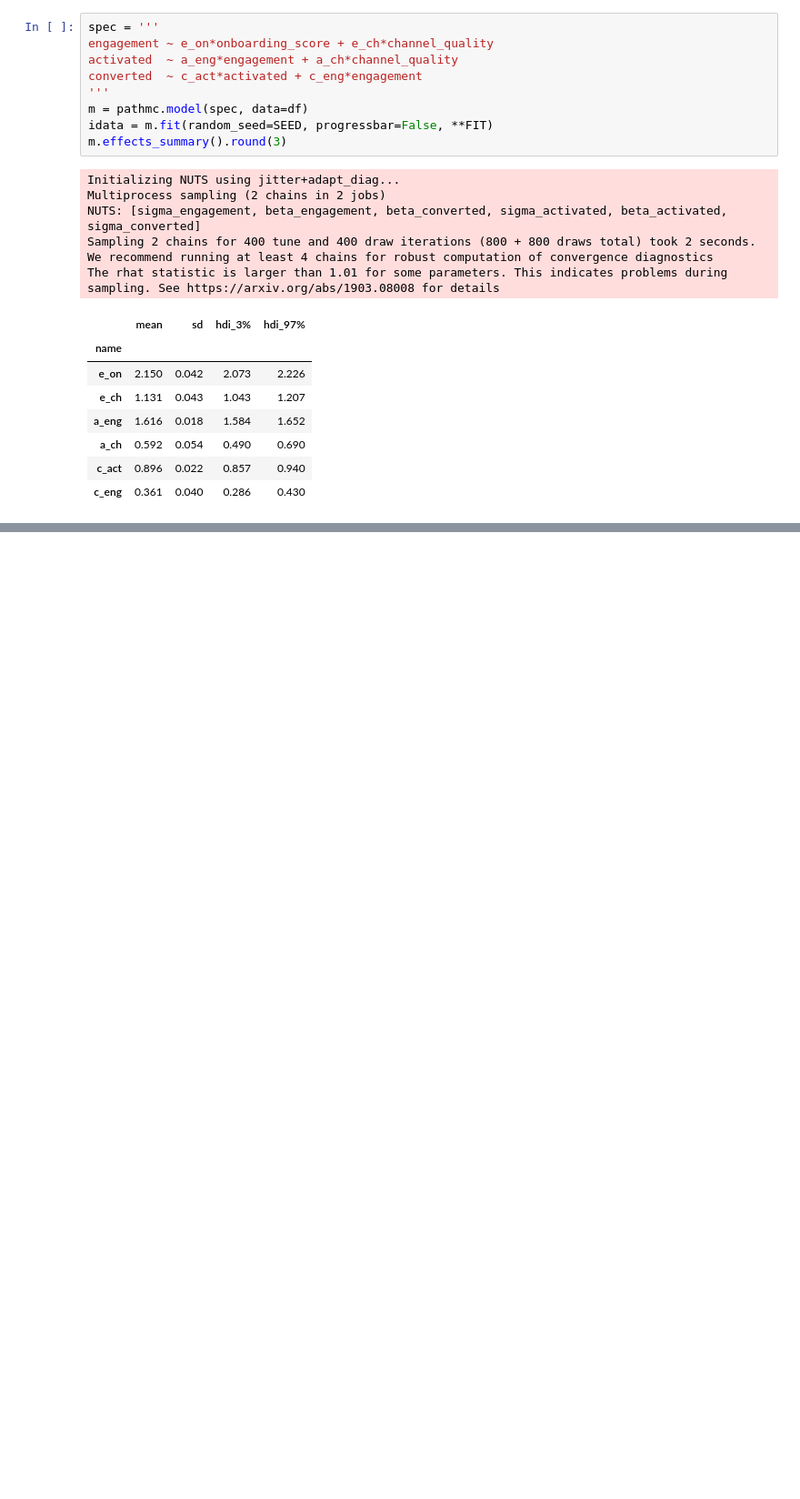
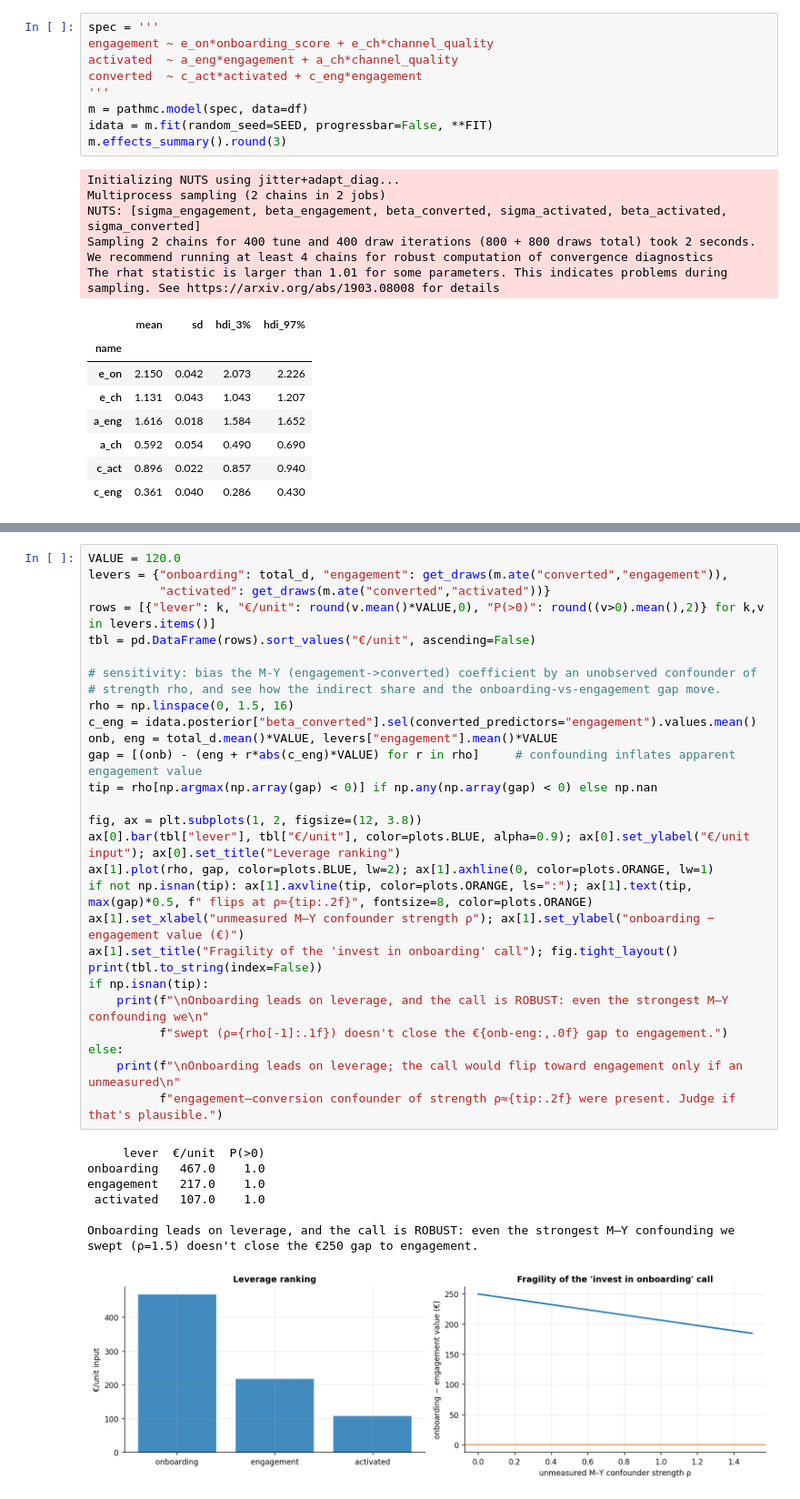
Before and after one commit to fmuia/sda_projects, a Jupyter notebook: notebooks/04_funnel_mediation.ipynb, the cells around one changed output, grey strips where cells are left out. Shown at 91% size. Cells and saved outputs as stored; diff of their text form; blank space fills up the shorter version.

```diff
--- a/notebooks/04_funnel_mediation.ipynb
+++ b/notebooks/04_funnel_mediation.ipynb
@@ -172,3 +142,40 @@ paths beats crediting each stage by its raw correlation with conversion.
+# %%
+VALUE = 120.0
+levers = {"onboarding": total_d, "engagement": get_draws(m.ate("converted","engagement")),
+          "activated": get_draws(m.ate("converted","activated"))}
+rows = [{"lever": k, "€/unit": round(v.mean()*VALUE,0), "P(>0)": round((v>0).mean(),2)} for k,v in levers.items()]
+tbl = pd.DataFrame(rows).sort_values("€/unit", ascending=False)
+
+# sensitivity: bias the M-Y (engagement->converted) coefficient by an unobserved confounder of
+# strength rho, and see how the indirect share and the onboarding-vs-engagement gap move.
+rho = np.linspace(0, 1.5, 16)
+c_eng = idata.posterior["beta_converted"].sel(converted_predictors="engagement").values.mean()
+onb, eng = total_d.mean()*VALUE, levers["engagement"].mean()*VALUE
+gap = [(onb) - (eng + r*abs(c_eng)*VALUE) for r in rho]     # confounding inflates apparent engagement value
+tip = rho[np.argmax(np.array(gap) < 0)] if np.any(np.array(gap) < 0) else np.nan
+
+fig, ax = plt.subplots(1, 2, figsize=(12, 3.8))
+ax[0].bar(tbl["lever"], tbl["€/unit"], color=plots.BLUE, alpha=0.9); ax[0].set_ylabel("€/unit input"); ax[0].set_title("Leverage ranking")
+ax[1].plot(rho, gap, color=plots.BLUE, lw=2); ax[1].axhline(0, color=plots.ORANGE, lw=1)
+if not np.isnan(tip): ax[1].axvline(tip, color=plots.ORANGE, ls=":"); ax[1].text(tip, max(gap)*0.5, f" flips at ρ≈{tip:.2f}", fontsize=8, color=plots.ORANGE)
+ax[1].set_xlabel("unmeasured M–Y confounder strength ρ"); ax[1].set_ylabel("onboarding − engagement value (€)")
+ax[1].set_title("Fragility of the 'invest in onboarding' call"); fig.tight_layout()
+print(tbl.to_string(index=False))
+if np.isnan(tip):
+    print(f"\nOnboarding leads on leverage, and the call is ROBUST: even the strongest M–Y confounding we\n"
+          f"swept (ρ={rho[-1]:.1f}) doesn't close the €{onb-eng:,.0f} gap to engagement.")
+else:
+    print(f"\nOnboarding leads on leverage; the call would flip toward engagement only if an unmeasured\n"
+          f"engagement–conversion confounder of strength ρ≈{tip:.2f} were present. Judge if that's plausible.")
+# %% [output]
+     lever  €/unit  P(>0)
+onboarding   467.0    1.0
+engagement   217.0    1.0
+ activated   107.0    1.0
+
+Onboarding leads on leverage, and the call is ROBUST: even the strongest M–Y confounding we
+swept (ρ=1.5) doesn't close the €250 gap to engagement.
+[figure, added]
 # %% [markdown]
 ## 7 · Caveats
 
```
Also changed, not shown: parts of 13 cells of this notebook.
